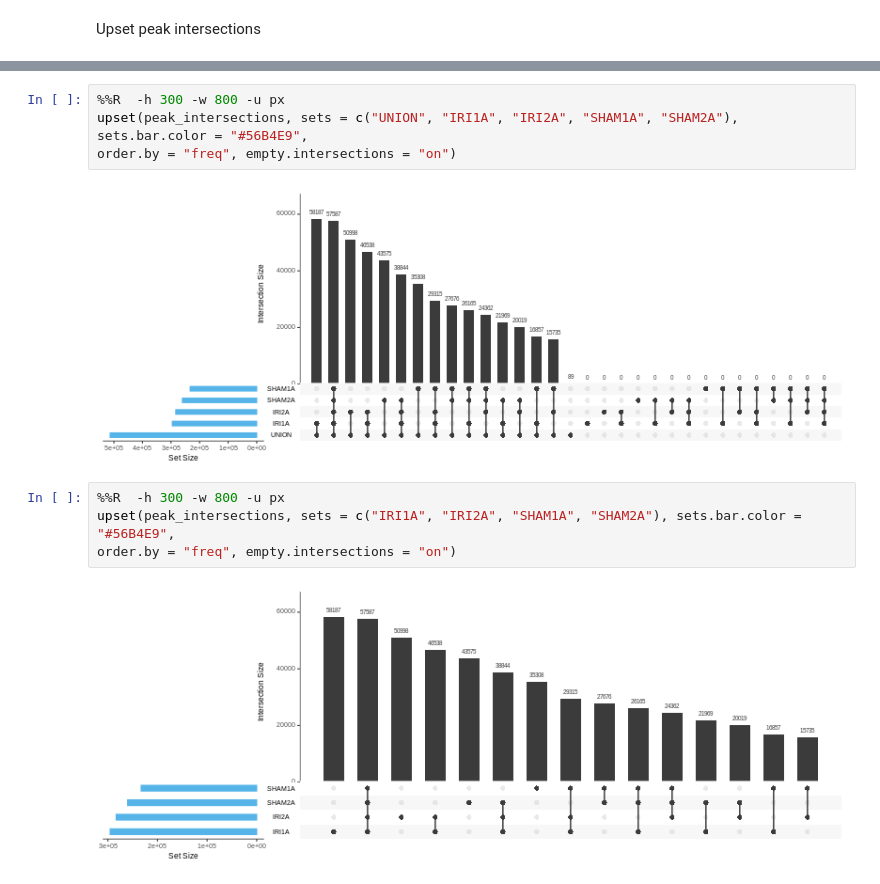
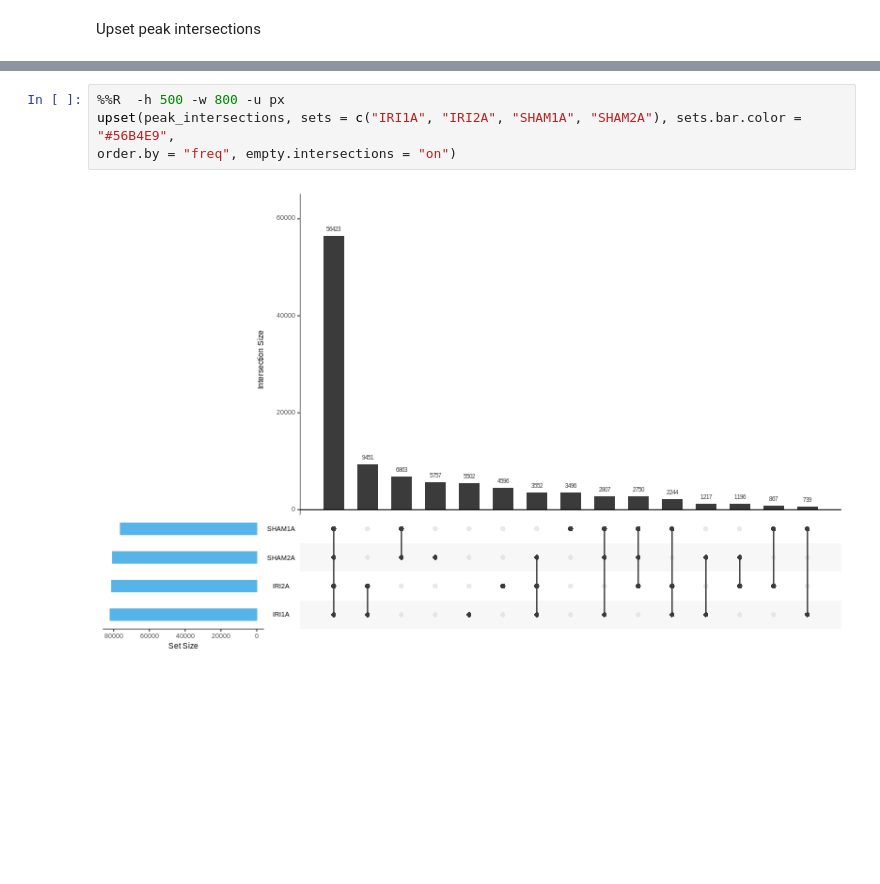
Before and after one commit to chizksh/ATAC-seq_analysis, a Jupyter notebook: peakFilterConsensus.ipynb, the cells around one changed output, grey strips where cells are left out. Drawn from its saved outputs; the diff is of its cells as text; blank space fills up the shorter version.

```diff
--- a/peakFilterConsensus.ipynb
+++ b/peakFilterConsensus.ipynb
@@ -641,12 +699,6 @@ head(peak_intersections, n=3)
 # %%
-%%R  -h 300 -w 800 -u px
-upset(peak_intersections, sets = c("UNION", "IRI1A", "IRI2A", "SHAM1A", "SHAM2A"), sets.bar.color = "#56B4E9",
+%%R  -h 500 -w 800 -u px
+upset(peak_intersections, sets = c("IRI1A", "IRI2A", "SHAM1A", "SHAM2A"), sets.bar.color = "#56B4E9",
 order.by = "freq", empty.intersections = "on")
 # %% [output]
-[figure, old version]
+[figure, new version]
-# %%
-%%R  -h 300 -w 800 -u px
-upset(peak_intersections, sets = c("IRI1A", "IRI2A", "SHAM1A", "SHAM2A"), sets.bar.color = "#56B4E9",
-order.by = "freq", empty.intersections = "on")
-# %% [output]
-[figure, removed]
```
Also changed, not shown: parts of 46 cells of this notebook.
